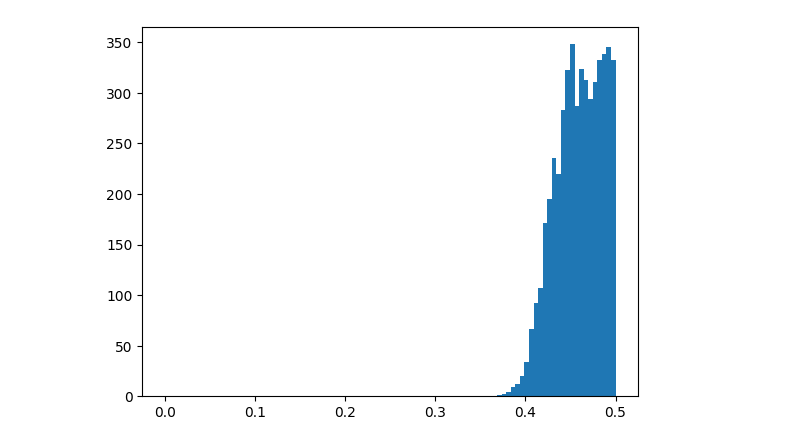
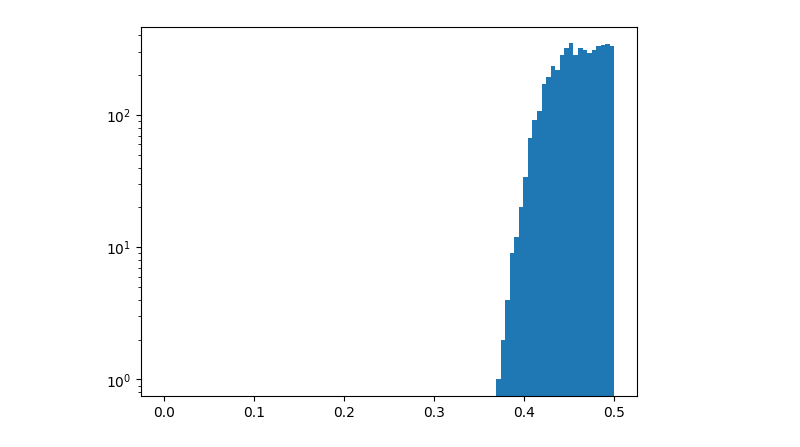
Before and after one commit to nhanvtran/directional-pixel-detectors, a Jupyter notebook: hit-position/train-1DB-Beta.ipynb, the cells around one changed output. Drawn from its saved outputs; the diff is of its cells as text; code cells hidden in the pictures.

```diff
--- a/hit-position/train-1DB-Beta.ipynb
+++ b/hit-position/train-1DB-Beta.ipynb
@@ -49,7 +49,8 @@ X_train = X_train.reshape(-1, X_train.shape[-1])
 X_test = X_test.reshape(-1, X_test.shape[-1])
 # %%
 plt.hist(y_test,bins=np.linspace(0,0.5,100));
+plt.yscale('log')
 # %% [output]
-[figure, old version]
+[figure, new version]
 # %%
 def param_transform(par):
```
Also changed, not shown: parts of 14 cells of this notebook.
